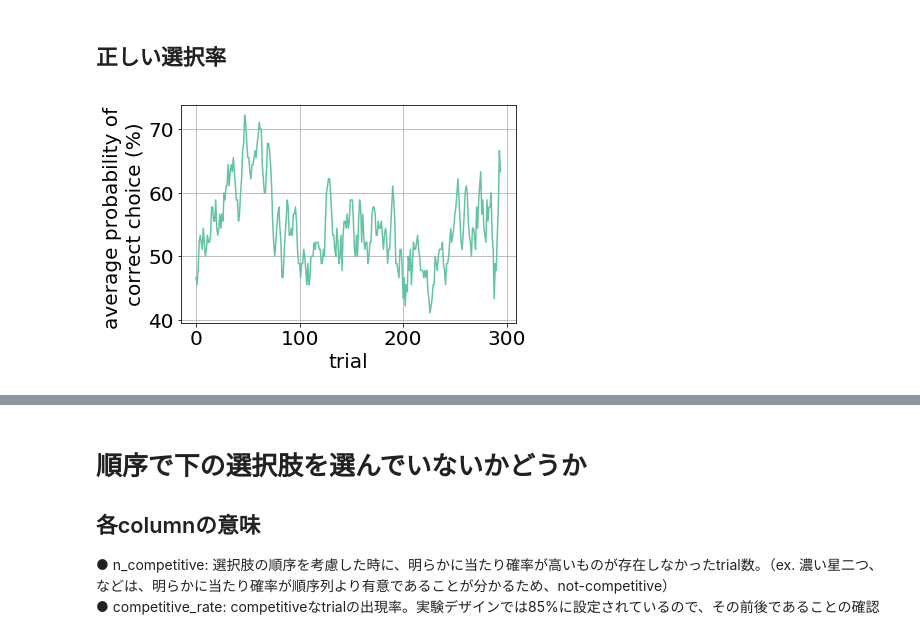
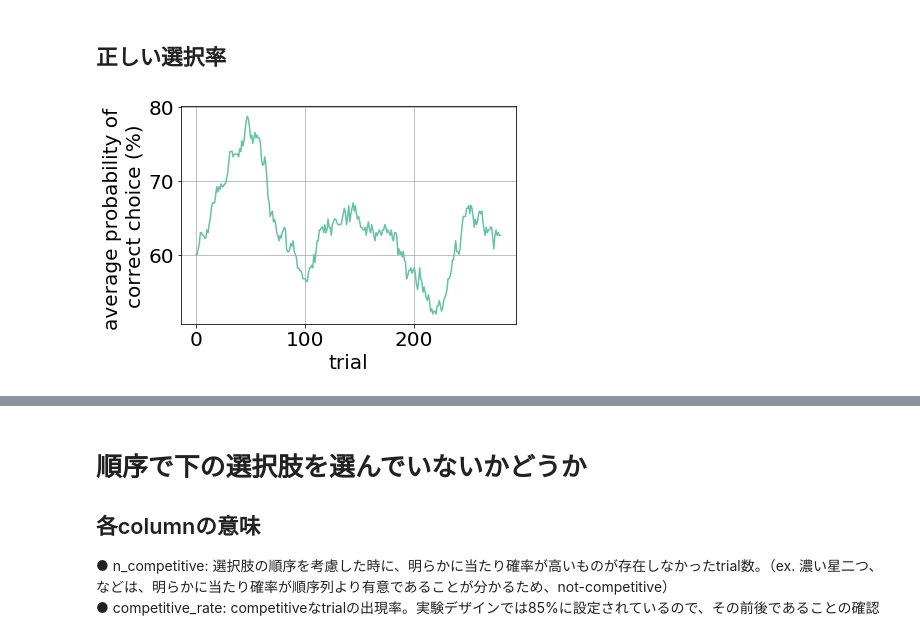
Before and after one commit to crests/multidimensional_learning, a Jupyter notebook: modelTesting/init_anal.ipynb, the cells around one changed output, grey strips where cells are left out. Drawn from its saved outputs; the diff is of its cells as text; code cells hidden in the pictures.

```diff
--- a/modelTesting/init_anal.ipynb
+++ b/modelTesting/init_anal.ipynb
@@ -87,25 +87,38 @@ print("↓どれだけ上手く選んでも、理論値の最大得点の期待
 ## 正しい選択率
 # %%
 num_correct_choice = np.zeros(300)
+y = []
+n = 20 #number of trials to calc average
 for file in files:
     gfl = model.GameFromLog(file)
     log = gfl.log
 
+    yy = []
     for i in range(299):
         probs = np.array([log.prob_left[i], log.prob_middle[i], log.prob_right[i]])
         if probs[choice2idx[log.choice[i]]] == max(probs):
             num_correct_choice[i] += 1
+            yy.append(1)
+        else:
+            yy.append(0)
+    tmp = []
+    for i in range(len(yy)-n):
+        tmp.append(sum(yy[i:i+n])/(n+1))
+    y.append(tmp)
+
 xx = 100.0*num_correct_choice/len(files)
 x = []
-n =5 #number of trials to calc average
+
 for i in range(len(xx)-n):
     x.append(sum(xx[i:i+n]) / (n+1))
 sns.set_palette("Set2")
 plt.plot(x)
-
 plt.rcParams["font.size"] = 20
 plt.xlabel('trial')
 plt.ylabel('average probability of \ncorrect choice (%)')
 plt.grid()
+
+idx = np.tile(np.arange(0,len(y[0])), len(y))
+df = pd.DataFrame(np.array([idx,np.array(y).flatten()]).transpose(), columns=['trial', 'correct choice rate'])
 # %% [output]
-[figure, old version]
+[figure, new version]
```
Also changed, not shown: parts of 9 cells of this notebook, 14 other files.
